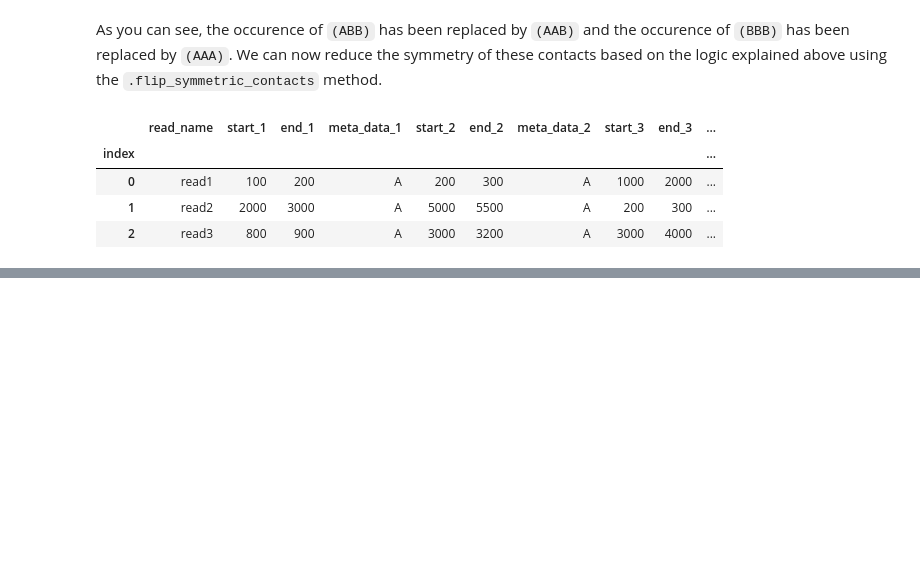
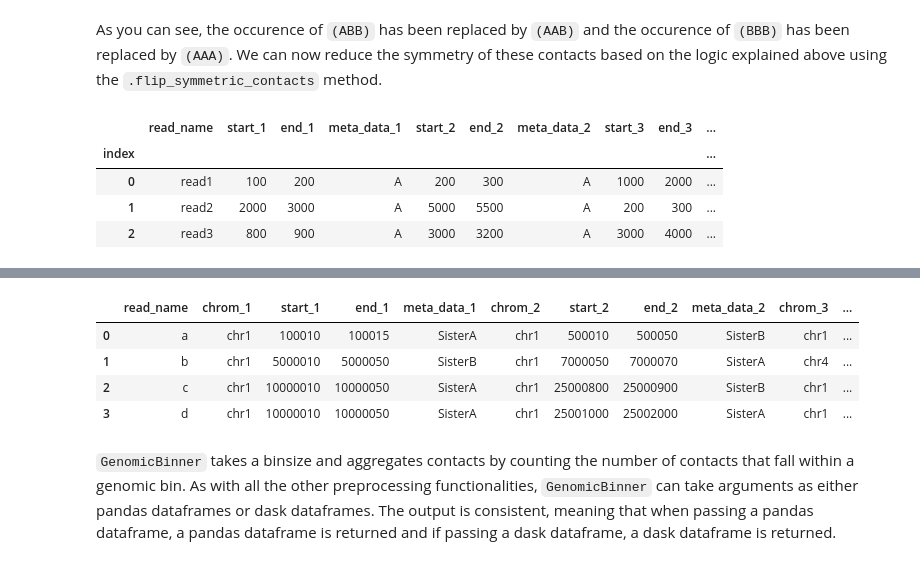
Before and after one commit to gerlichlab/spoc, a Jupyter notebook: notebooks/data_structures.ipynb, the cells around one changed output, grey strips where cells are left out. Saved outputs shown, nothing was run; the diff lists cells and outputs as text; code cells hidden in the pictures; blank space fills up the shorter version.

Commit message:
updated data structures and fixed tests for cli

```diff
--- a/notebooks/data_structures.ipynb
+++ b/notebooks/data_structures.ipynb
@@ -266,0 +279,12 @@ flipped_labelled_contacts.data.head().filter(regex="(read_name|start|end|meta_da
+# %%
+contacts = FileManager().load_contacts("../tests/test_files/contacts_for_pixels_3d.parquet")
+# %%
+contacts.data.head().filter(regex="(read_name|chrom|start|end)")
+# %% [output]
+|  | read_name | chrom_1 | start_1 | end_1 | meta_data_1 | chrom_2 | start_2 | end_2 | meta_data_2 | chrom_3 | ... |
+| 0 | a | chr1 | 100010 | 100015 | SisterA | chr1 | 500010 | 500050 | SisterB | chr1 | ... |
+| 1 | b | chr1 | 5000010 | 5000050 | SisterB | chr1 | 7000050 | 7000070 | SisterA | chr4 | ... |
+| 2 | c | chr1 | 10000010 | 10000050 | SisterA | chr1 | 25000800 | 25000900 | SisterB | chr1 | ... |
+| 3 | d | chr1 | 10000010 | 10000050 | SisterA | chr1 | 25001000 | 25002000 | SisterA | chr1 | ... |
+# %% [markdown]
+`GenomicBinner` takes a binsize and aggregates contacts by counting the number of contacts that fall within a genomic bin. As with all the other preprocessing functionalities, `GenomicBinner` can take arguments as either pandas dataframes or dask dataframes. The output is consistent, meaning that when passing a pandas dataframe, a pandas dataframe is returned and if passing a dask dataframe, a dask dataframe is returned.
```
Also changed, not shown: parts of 20 cells of this notebook, 8 other files.
